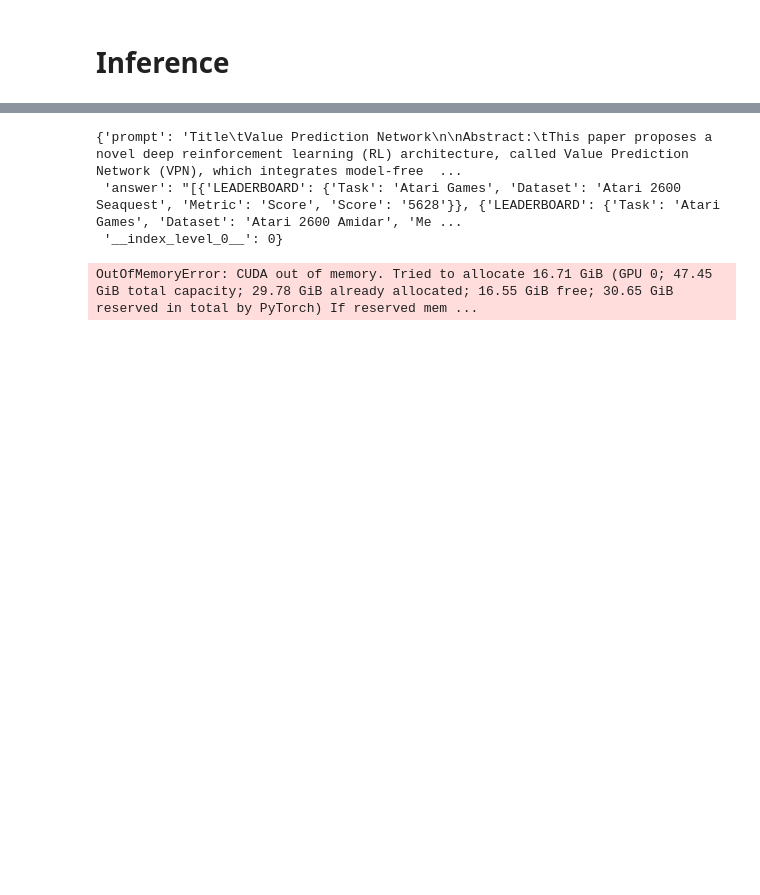
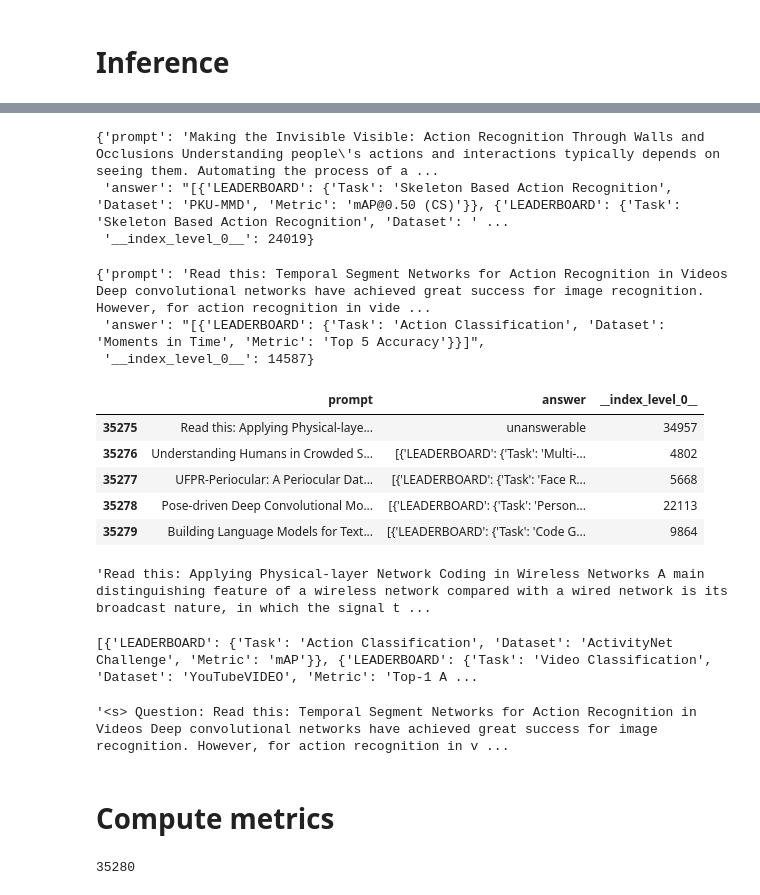
Before and after one commit to Kabongosalomon/LLLM-LeaderboardLLM, a Jupyter notebook: notebooks/LLLM_evaluate.ipynb, the cells around one changed output, grey strips where cells are left out. Cells and saved outputs as stored; diff of their text form; code cells hidden in the pictures; blank space fills up the shorter version.

```diff
--- a/notebooks/LLLM_evaluate.ipynb
+++ b/notebooks/LLLM_evaluate.ipynb
@@ -232,14 +239,34 @@ dataset = DatasetDict.load_from_disk(f"{script_args.dataset_name}")
     # else:
 
 # dataset = dataset.train_test_split(test_size=0.005, seed=None)
-train_data = dataset["train"]
-valid_data = dataset["validation"]
+train_data = dataset["train"].shuffle(seed=42)
+valid_data = dataset["validation"].shuffle(seed=42)
 
 train_data[0]
 # %% [output]
-{'prompt': 'Title\tValue Prediction Network\n\nAbstract:\tThis paper proposes a novel deep reinforcement learning (RL) architecture, called Value Prediction Network (VPN), which integrates model-free  ...
- 'answer': "[{'LEADERBOARD': {'Task': 'Atari Games', 'Dataset': 'Atari 2600 Seaquest', 'Metric': 'Score', 'Score': '5628'}}, {'LEADERBOARD': {'Task': 'Atari Games', 'Dataset': 'Atari 2600 Amidar', 'Me ...
- '__index_level_0__': 0}
+{'prompt': 'Making the Invisible Visible: Action Recognition Through Walls and Occlusions Understanding people\'s actions and interactions typically depends on seeing them. Automating the process of a ...
+ 'answer': "[{'LEADERBOARD': {'Task': 'Skeleton Based Action Recognition', 'Dataset': 'PKU-MMD', 'Metric': 'mAP@0.50 (CS)'}}, {'LEADERBOARD': {'Task': 'Skeleton Based Action Recognition', 'Dataset': ' ...
+ '__index_level_0__': 24019}
+# %%
+valid_data[10]
+# %% [output]
+{'prompt': 'Read this: Temporal Segment Networks for Action Recognition in Videos Deep convolutional networks have achieved great success for image recognition. However, for action recognition in vide ...
+ 'answer': "[{'LEADERBOARD': {'Task': 'Action Classification', 'Dataset': 'Moments in Time', 'Metric': 'Top 5 Accuracy'}}]",
+ '__index_level_0__': 14587}
+# %%
+df_valid_data = valid_data.to_pandas()
+df_valid_data.tail()
+# %% [output]
+|  | prompt | answer | __index_level_0__ |
+| 35275 | Read this: Applying Physical-laye... | unanswerable | 34957 |
+| 35276 | Understanding Humans in Crowded S... | [{'LEADERBOARD': {'Task': 'Multi-... | 4802 |
+| 35277 | UFPR-Periocular: A Periocular Dat... | [{'LEADERBOARD': {'Task': 'Face R... | 5668 |
+| 35278 | Pose-driven Deep Convolutional Mo... | [{'LEADERBOARD': {'Task': 'Person... | 22113 |
+| 35279 | Building Language Models for Text... | [{'LEADERBOARD': {'Task': 'Code G... | 9864 |
+# %%
+str(df_valid_data.at[35275, 'prompt'])
+# %% [output]
+'Read this: Applying Physical-layer Network Coding in Wireless Networks A main distinguishing feature of a wireless network compared with a wired network is its broadcast nature, in which the signal t ...
 # %%
 device = torch.device('cuda' if torch.cuda.is_available() else 'cpu')
 # device = 'cpu'
@@ -248,21 +275,46 @@ tokenizer = AutoTokenizer.from_pretrained(
     script_args.output_dir,
     token="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",
 )
+
+# tokenizer.cpu()
+
 # tokenizer = AutoTokenizer.from_pretrained(model_name)
 
-inputs = tokenizer.encode(f"{train_data[100]['prompt']}", return_tensors="pt").to(device)
+# inputs = tokenizer.encode(f"{train_data[100]['prompt'][-7000:]}", return_tensors="pt").to(device)
+# inputs = tokenizer.encode(f"{train_data[0]['prompt']}", return_tensors="pt").to(device)
+inputs = tokenizer.encode(f"Question: {valid_data[10]['prompt']}", return_tensors="pt").to(device)
+
+# text = f"Question: {example['prompt']}\n\nAnswer: {example['answer']}"
+# generate_kwargs = dict(
+#     input_ids=inputs,
+#     temperature=0.2,
+#     top_p=0.90,
+#     top_k=40,
+#     max_new_tokens=script_args.seq_length,
+#     repetition_penalty=1.1
+# )
 
 generate_kwargs = dict(
     input_ids=inputs,
     temperature=0.2,
     top_p=0.95,
     top_k=40,
-    # batch_size = 2,
     max_new_tokens=500,
-    # max_new_tokens=script_args.seq_length,
     repetition_penalty=1.3
 )
+
 outputs = model.generate(**generate_kwargs)
-print(tokenizer.decode(outputs[0]))
+predictions = tokenizer.decode(outputs[0])
+print(predictions.split("Answer: ")[-1])
 # %% [output]
-OutOfMemoryError: CUDA out of memory. Tried to allocate 16.71 GiB (GPU 0; 47.45 GiB total capacity; 29.78 GiB already allocated; 16.55 GiB free; 30.65 GiB reserved in total by PyTorch) If reserved mem ...
+[{'LEADERBOARD': {'Task': 'Action Classification', 'Dataset': 'ActivityNet Challenge', 'Metric': 'mAP'}}, {'LEADERBOARD': {'Task': 'Video Classification', 'Dataset': 'YouTubeVIDEO', 'Metric': 'Top-1 A ...
+# %%
+predictions
+# %% [output]
+'<s> Question: Read this: Temporal Segment Networks for Action Recognition in Videos Deep convolutional networks have achieved great success for image recognition. However, for action recognition in v ...
+# %% [markdown]
+# Compute metrics
+# %%
+len(valid_data)
+# %% [output]
+35280
```
Also changed, not shown: parts of 13 cells of this notebook, 2 other files.
